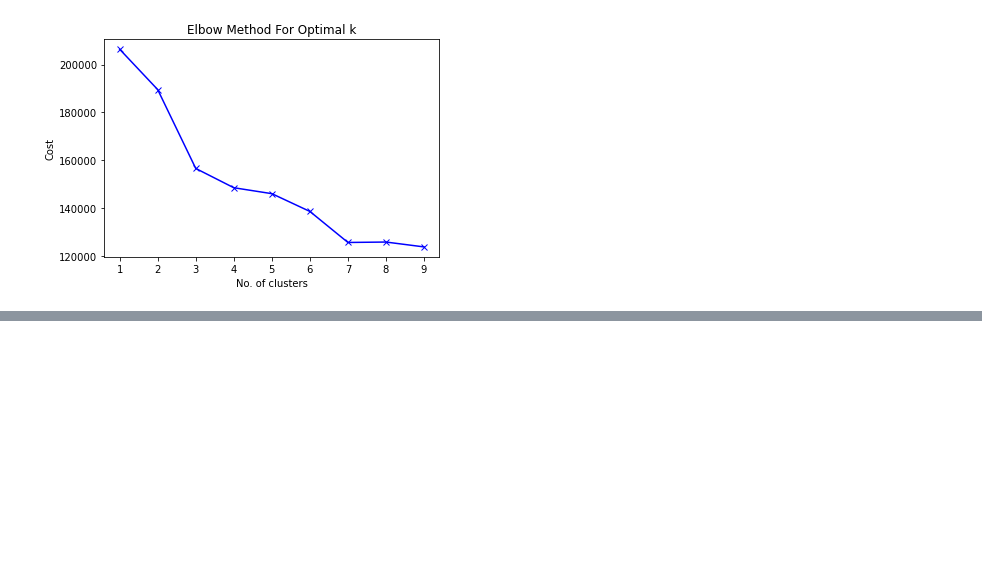
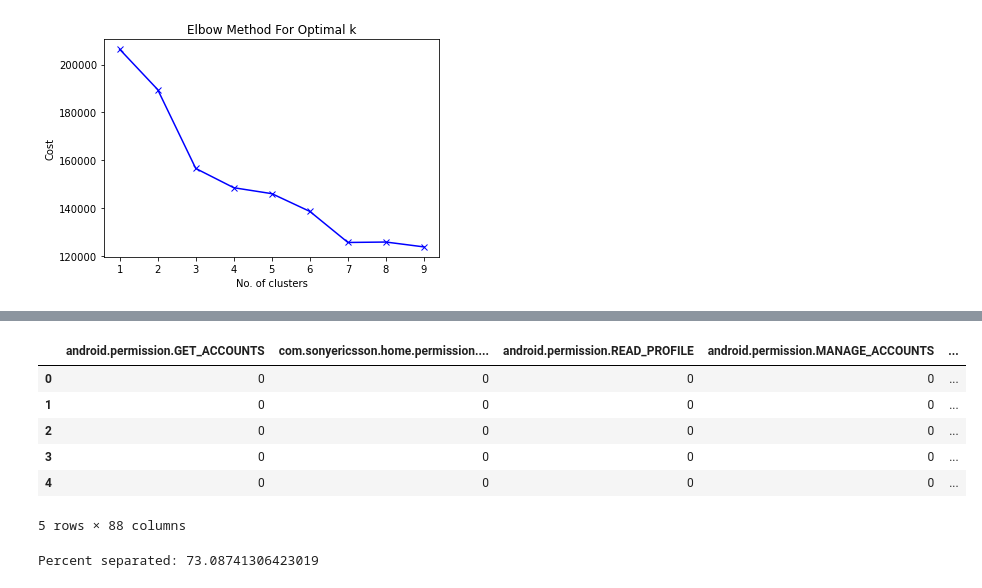
Before and after one commit to KapilM26/ELG5255_Project, a Jupyter notebook: clustering.ipynb, the cells around one changed output, grey strips where cells are left out. Cells and saved outputs as stored; diff of their text form; code cells hidden in the pictures; blank space fills up the shorter version.

```diff
--- a/clustering.ipynb
+++ b/clustering.ipynb
@@ -97,3 +54,0 @@ pca_data['cluster'] = pd.Categorical(model.labels_)
-# %%
-cluster_labels = model.labels_
-unique, counts = np.unique(cluster_labels, return_counts=True)
@@ -108,0 +55,3 @@ sns.scatterplot(x="PC1",y="PC2",hue="cluster",data=pca_data)
+# %%
+cluster_vs_label_df = pd.DataFrame({'cluster':cluster_labels, 'label':label})
+cluster_vs_label_df.head()
@@ -108,0 +75,15 @@ sns.scatterplot(x="PC1",y="PC2",hue="cluster",data=pca_data)
+# %%
+full_df = pd.concat([X, cluster_vs_label_df], axis=1)
+full_df.head()
+# %% [output]
+|  | android.permission.GET_ACCOUNTS | com.sonyericsson.home.permission.... | android.permission.READ_PROFILE | android.permission.MANAGE_ACCOUNTS | ... |
+| 0 | 0 | 0 | 0 | 0 | ... |
+| 1 | 0 | 0 | 0 | 0 | ... |
+| 2 | 0 | 0 | 0 | 0 | ... |
+| 3 | 0 | 0 | 0 | 0 | ... |
+| 4 | 0 | 0 | 0 | 0 | ... |
+5 rows × 88 columns
+# %%
+print("Percent separated: {}".format(100-(len(full_df[full_df['cluster']!=full_df['label']])/len(X))*100))
+# %% [output]
+Percent separated: 73.08741306423019
```
Also changed, not shown: parts of 15 cells of this notebook.
